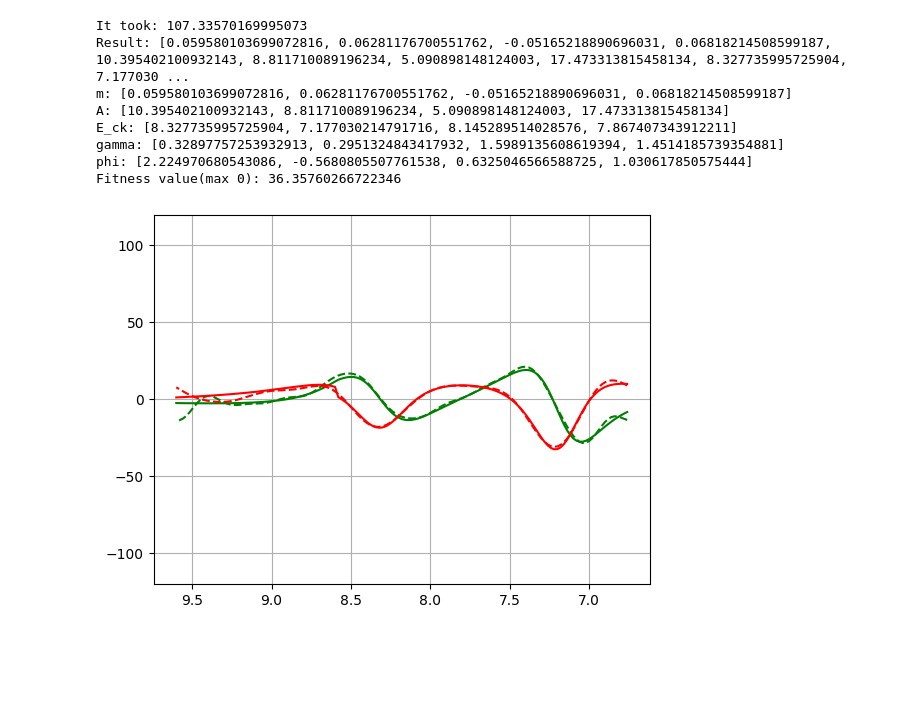
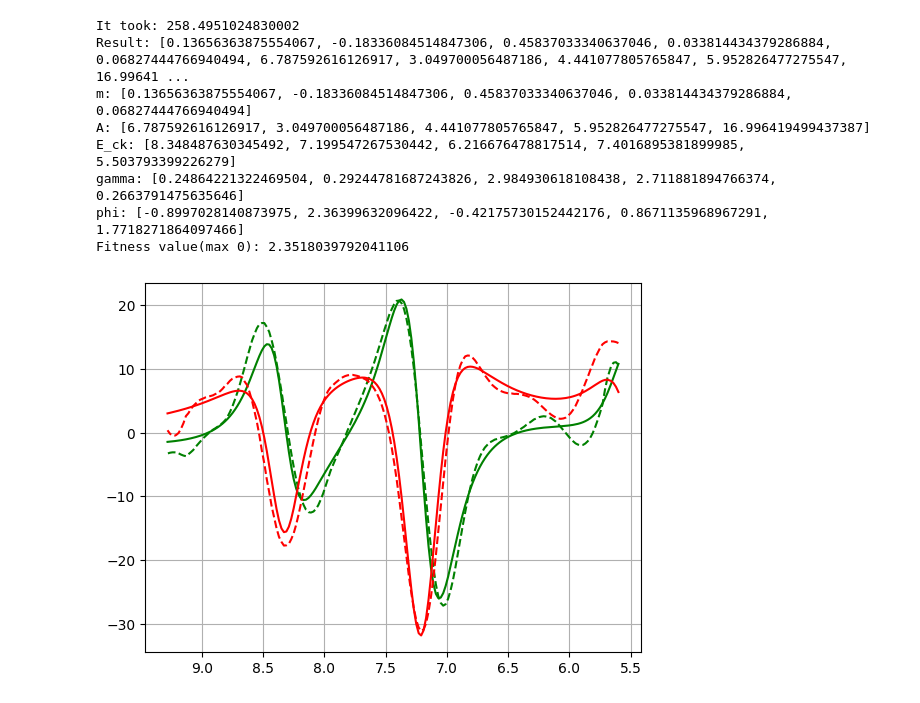
Before and after one commit to Kubabob/JDOS, a Jupyter notebook: exemplary_use_of_JDOS.ipynb, the cells around one changed output. Saved outputs shown, nothing was run; the diff lists cells and outputs as text; code cells hidden in the pictures; blank space fills up the shorter version.

```diff
--- a/exemplary_use_of_JDOS.ipynb
+++ b/exemplary_use_of_JDOS.ipynb
@@ -40,21 +36,22 @@ filtered_data2 = data_filter(e2_second_der, 20)
 jdos = JDOS()
 # %%
 jdos.fitting_method(filepath='PbTiO3.csv',
-                    last_index=142,
-                    model_order=4,
+                    left=200,
+                    right=15,
+                    model_order=5,
                     filter_data=True,
-                    threshold_e1=20,
-                    threshold_e2=20,
                     plot=True,
                     discrete_m=False,
-                    threads=8)
+                    threads=8,
+                    window_length=8,
+                    poly_order=2)
 # %% [output]
-It took: 107.33570169995073
-Result: [0.059580103699072816, 0.06281176700551762, -0.05165218890696031, 0.06818214508599187, 10.395402100932143, 8.811710089196234, 5.090898148124003, 17.473313815458134, 8.327735995725904, 7.177030 ...
-m: [0.059580103699072816, 0.06281176700551762, -0.05165218890696031, 0.06818214508599187]
-A: [10.395402100932143, 8.811710089196234, 5.090898148124003, 17.473313815458134]
-E_ck: [8.327735995725904, 7.177030214791716, 8.145289514028576, 7.867407343912211]
-gamma: [0.32897757253932913, 0.2951324843417932, 1.5989135608619394, 1.4514185739354881]
-phi: [2.224970680543086, -0.5680805507761538, 0.6325046566588725, 1.030617850575444]
-Fitness value(max 0): 36.35760266722346
+It took: 258.4951024830002
+Result: [0.13656363875554067, -0.18336084514847306, 0.45837033340637046, 0.033814434379286884, 0.06827444766940494, 6.787592616126917, 3.049700056487186, 4.441077805765847, 5.952826477275547, 16.99641 ...
+m: [0.13656363875554067, -0.18336084514847306, 0.45837033340637046, 0.033814434379286884, 0.06827444766940494]
+A: [6.787592616126917, 3.049700056487186, 4.441077805765847, 5.952826477275547, 16.996419499437387]
+E_ck: [8.348487630345492, 7.199547267530442, 6.216676478817514, 7.4016895381899985, 5.503793399226279]
+gamma: [0.24864221322469504, 0.29244781687243826, 2.984930618108438, 2.711881894766374, 0.2663791475635646]
+phi: [-0.8997028140873975, 2.36399632096422, -0.42175730152442176, 0.8671135968967291, 1.7718271864097466]
+Fitness value(max 0): 2.3518039792041106
-[figure, old version]
+[figure, new version]
```
Also changed, not shown: parts of 9 cells of this notebook, 5 other files.
